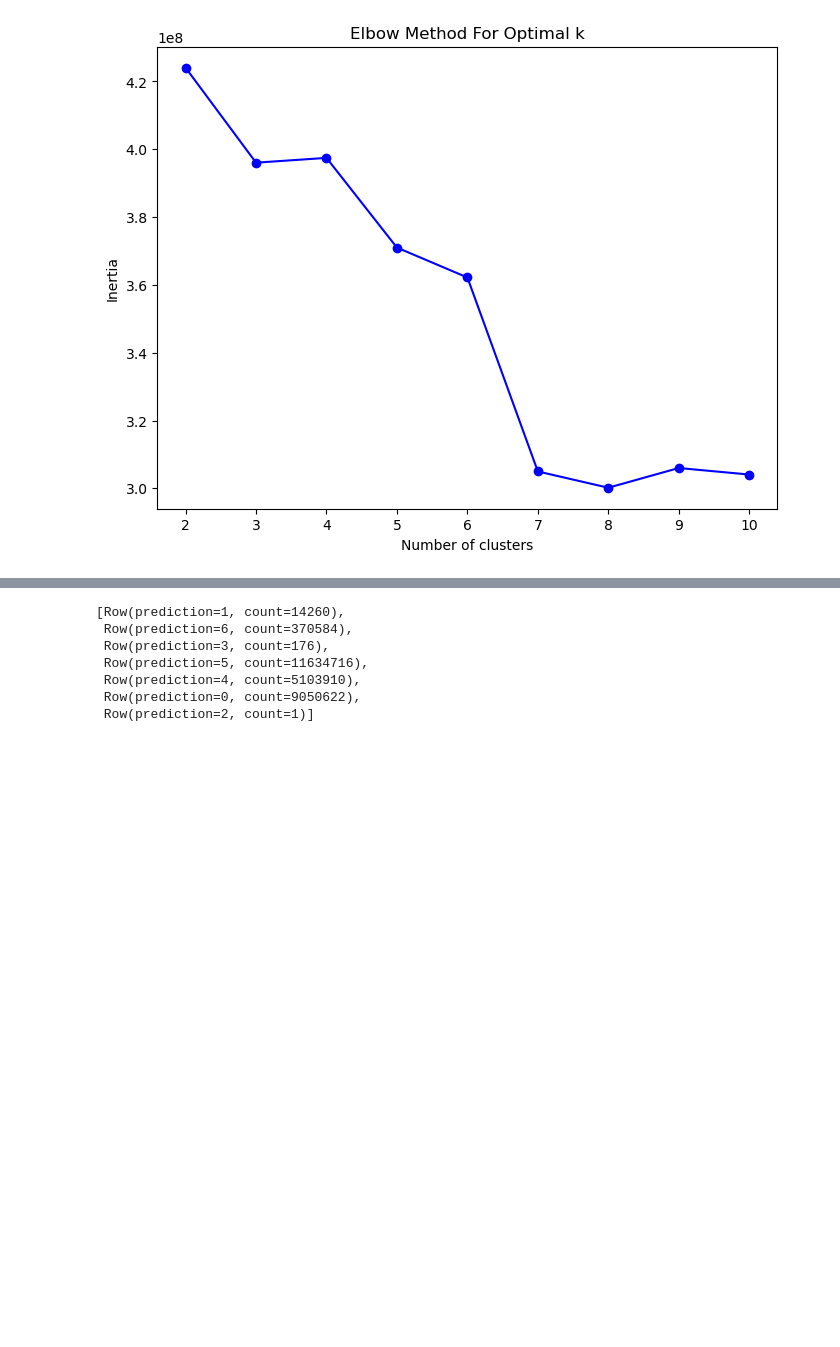
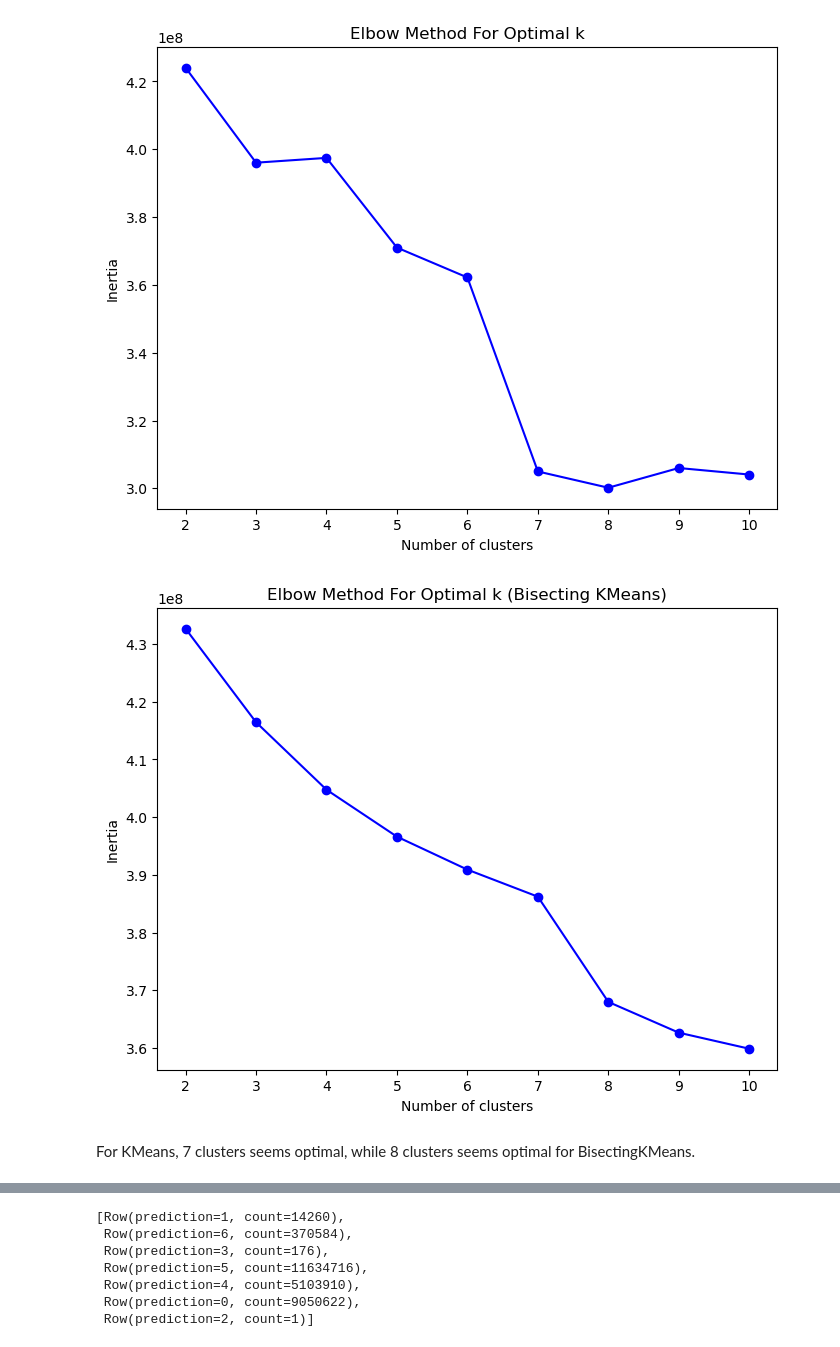
Before and after one commit to izDizR34567yN/DSC232R-GroupProject, a Jupyter notebook: Milestone4_Notebook.ipynb, the cells around one changed output, grey strips where cells are left out. Cells and saved outputs as stored; diff of their text form; code cells hidden in the pictures; blank space fills up the shorter version.

```diff
--- a/Milestone4_Notebook.ipynb
+++ b/Milestone4_Notebook.ipynb
@@ -607,0 +598,15 @@ for k in K:
+# %%
+# Determine the optimal number of clusters using the elbow method (BisectingKMeans)
+import gc
+inertia = []
+K = range(2, 11)
+for k in K:
+    try:
+        gc.collect()
+        kmeans = BisectingKMeans(k=k, seed=42, featuresCol='features')
+        model = kmeans.fit(df_features)
+        inertia.append(model.summary.trainingCost)
+        print(f'{k - 1} models trained so far')
+    except:
+        print(f'Resources exhausted after successfully training {k - 2} models! Aborting model training.')
+        break
@@ -615,5 +622,17 @@ plt.title('Elbow Method For Optimal k')
 plt.show()
 # %% [output]
 [figure]
+# %%
+# Plot the elbow curve
+plt.figure(figsize=(8, 6))
+plt.plot(K, inertia, 'bo-')
+plt.xlabel('Number of clusters')
+plt.ylabel('Inertia')
+plt.title('Elbow Method For Optimal k (Bisecting KMeans)')
+plt.show()
+# %% [output]
+[figure, added]
+# %% [markdown]
+For KMeans, 7 clusters seems optimal, while 8 clusters seems optimal for BisectingKMeans.
 # %%
 # Fit KMeans with the optimal number of clusters
```
Also changed, not shown: parts of 22 cells of this notebook.
